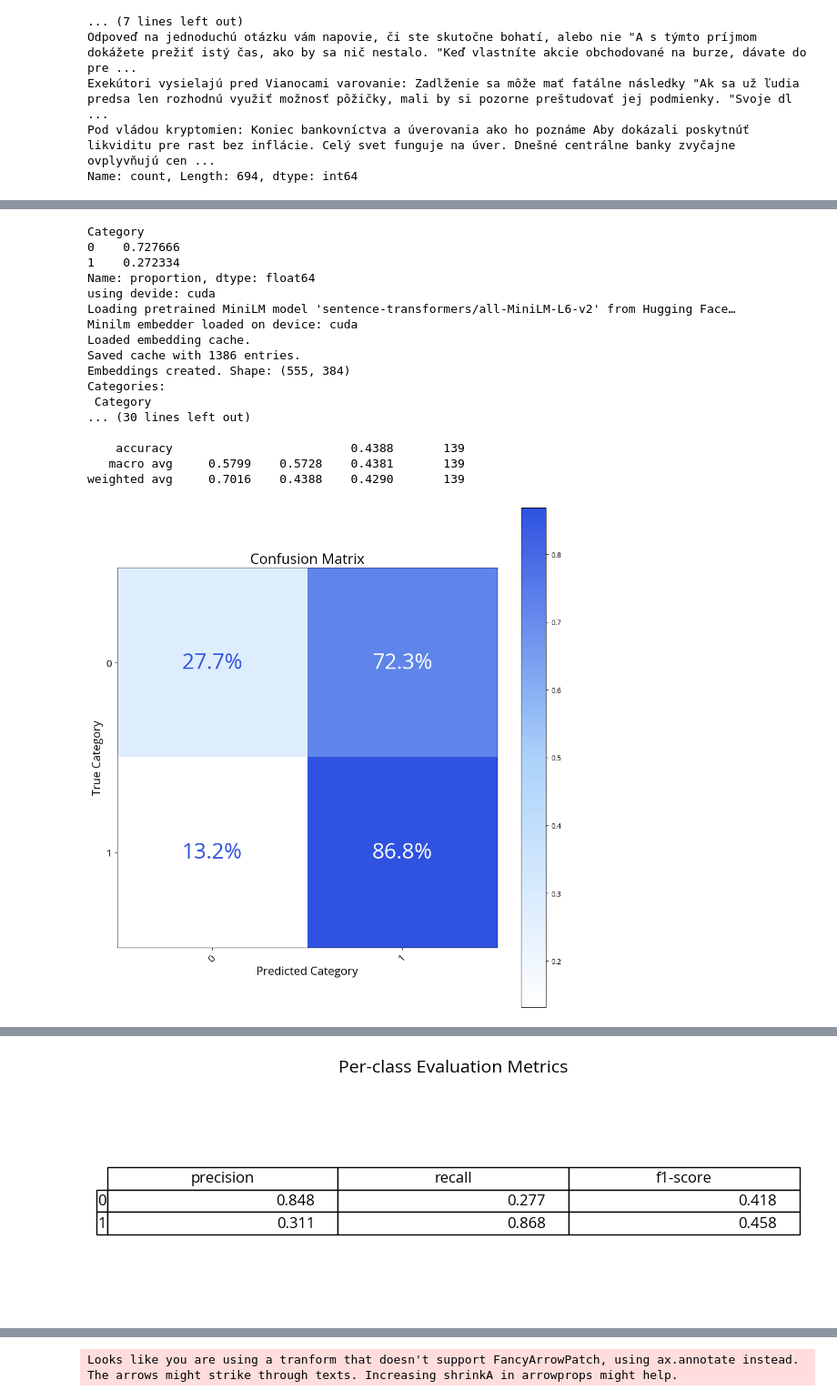
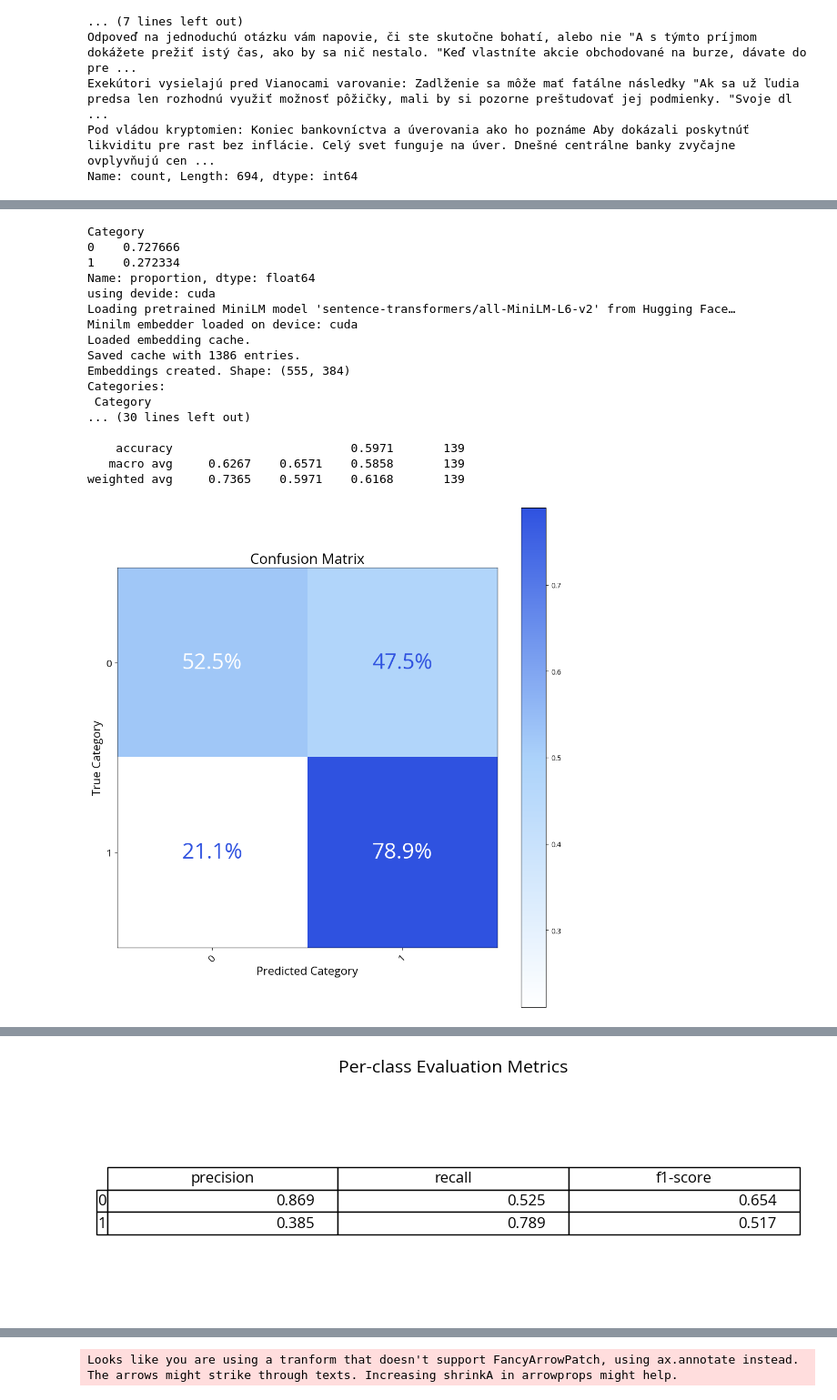
Before and after one commit to kubanova-z/Bachelors-thesis, a Jupyter notebook: comparison.ipynb, the cells around one changed output, grey strips where cells are left out. Shown at 91% size. Drawn from its saved outputs; the diff is of its cells as text; code cells hidden in the pictures.

```diff
--- a/comparison.ipynb
+++ b/comparison.ipynb
@@ -150,35 +152,35 @@ print("Categories:\n", y_train.value_counts(normalize=True))
 target_names = [str(t) for t in sorted(y_train.unique())]
 
 
 
 #rf_model = train_random_forest(X_train_vec, y_train, X_test_vec, y_test, target_names, boost_factor = 2.1)
 
 (rf_model, rf_preds, rf_true), rf_train_stats = training_benchmark(
-    lambda: train_random_forest(X_train_vec, y_train, X_test_vec, y_test, target_names, boost_factor = 2.1)
+    lambda: train_random_forest(X_train_vec, y_train, X_test_vec, y_test, target_names, boost_factor = 1.0)
 )
 
 _, rf_inf_stats = inference_benchmark(
     lambda X: rf_model.predict(X), X_test_vec
 )
 
 print('\nTraining stats:', rf_train_stats)
 print('Inference stats:', rf_inf_stats)
 # %% [output]
 Category
 0    0.727666
 1    0.272334
 Name: proportion, dtype: float64
 using devide: cuda
 Loading pretrained MiniLM model 'sentence-transformers/all-MiniLM-L6-v2' from Hugging Face…
 Minilm embedder loaded on device: cuda
 Loaded embedding cache.
 Saved cache with 1386 entries.
 Embeddings created. Shape: (555, 384)
 Categories:
  Category
 ... (30 lines left out)
 
-    accuracy                         0.4388       139
-   macro avg     0.5799    0.5728    0.4381       139
-weighted avg     0.7016    0.4388    0.4290       139
+    accuracy                         0.5971       139
+   macro avg     0.6267    0.6571    0.5858       139
+weighted avg     0.7365    0.5971    0.6168       139
-[figure, old version]
+[figure, new version]
```
Also changed, not shown: parts of 11 cells of this notebook, 19 other files.
